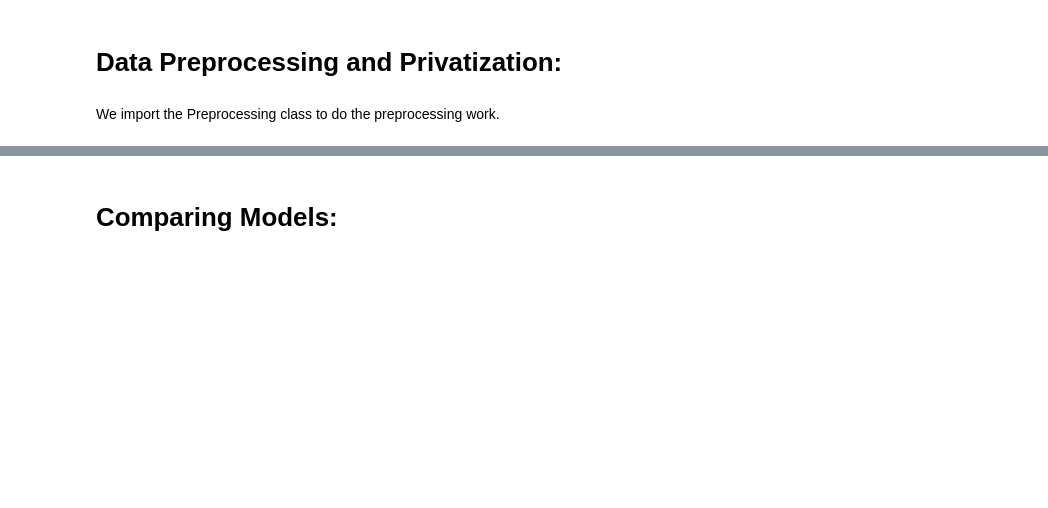
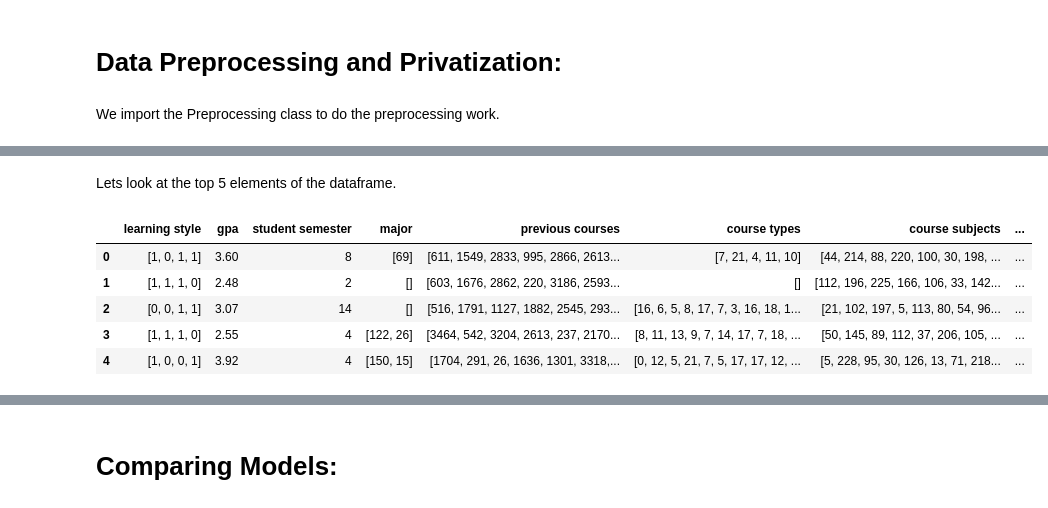
Before and after one commit to austineamonn/SummerResearch2024, a Jupyter notebook: notebooks/main.ipynb, the cells around one changed output, grey strips where cells are left out. Saved outputs shown, nothing was run; the diff lists cells and outputs as text; code cells hidden in the pictures; blank space fills up the shorter version.

```diff
--- a/notebooks/main.ipynb
+++ b/notebooks/main.ipynb
@@ -185,0 +237,5 @@ get_feature_importance(Model)
+# %%
+privatization_type = 'basic differential privacy'
+# Other 'privatization_type' options: 'uniform', 'shuffle', 'full shuffle' (full shuffle shuffles all of the rows)
+privatizer = Privatizer(data, style=privatization_type, list_length=True)
+# Can set 'list_length' to false if you don't want to allow the list sizes to change
@@ -185,0 +244,6 @@ get_feature_importance(Model)
+# %%
+start_time = time.time()
+privatized_data = privatizer.privatize_dataset(preprocessed_data)
+end_time = time.time()
+runtime = end_time - start_time
+print(runtime)
@@ -185,0 +275,11 @@ get_feature_importance(Model)
+# %% [markdown]
+ Lets look at the top 5 elements of the dataframe.
+# %%
+privatized_data.head(n=5) # Change n to larger numbers to see more rows of the dataframe
+# %% [output]
+|  | learning style | gpa | student semester | major | previous courses | course types | course subjects | ... |
+| 0 | [1, 0, 1, 1] | 3.60 | 8 | [69] | [611, 1549, 2833, 995, 2866, 2613... | [7, 21, 4, 11, 10] | [44, 214, 88, 220, 100, 30, 198, ... | ... |
+| 1 | [1, 1, 1, 0] | 2.48 | 2 | [] | [603, 1676, 2862, 220, 3186, 2593... | [] | [112, 196, 225, 166, 106, 33, 142... | ... |
+| 2 | [0, 0, 1, 1] | 3.07 | 14 | [] | [516, 1791, 1127, 1882, 2545, 293... | [16, 6, 5, 8, 17, 7, 3, 16, 18, 1... | [21, 102, 197, 5, 113, 80, 54, 96... | ... |
+| 3 | [1, 1, 1, 0] | 2.55 | 4 | [122, 26] | [3464, 542, 3204, 2613, 237, 2170... | [8, 11, 13, 9, 7, 14, 17, 7, 18, ... | [50, 145, 89, 112, 37, 206, 105, ... | ... |
+| 4 | [1, 0, 0, 1] | 3.92 | 4 | [150, 15] | [1704, 291, 26, 1636, 1301, 3318,... | [0, 12, 5, 21, 7, 5, 17, 17, 12, ... | [5, 228, 95, 30, 126, 13, 71, 218... | ... |
```
Also changed, not shown: parts of 65 cells of this notebook, 4 other files.
